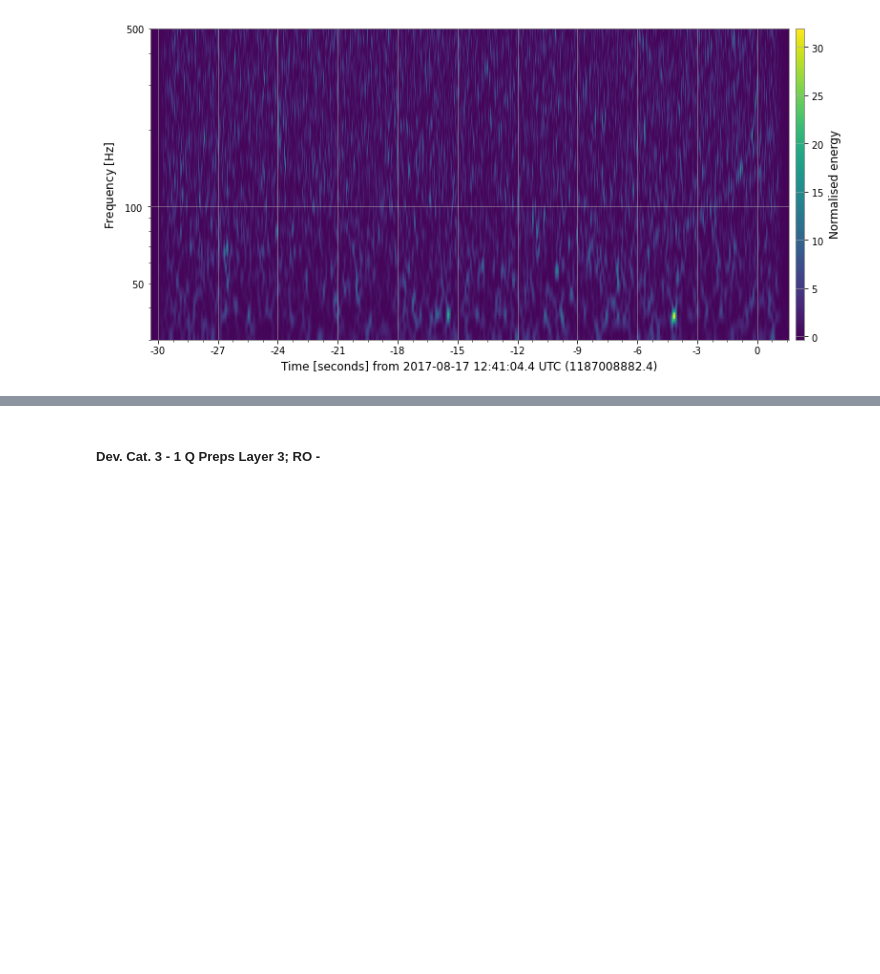
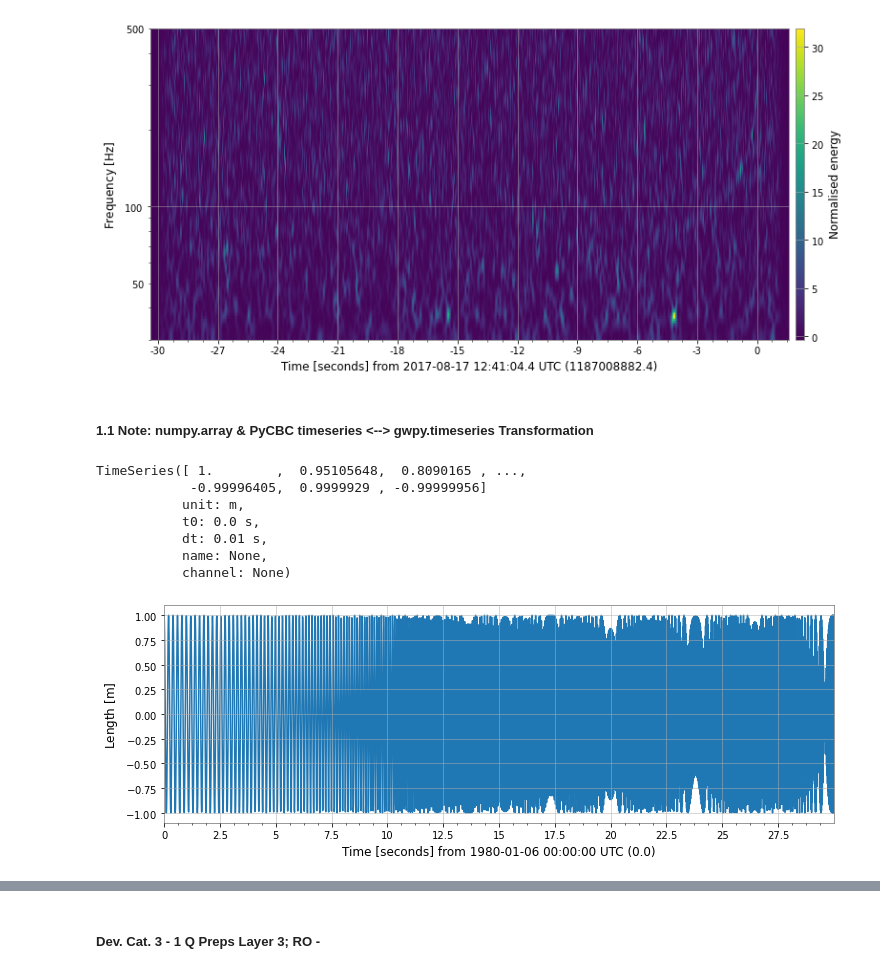
Before and after one commit to xli2522/GW-SignalGen, a Jupyter notebook: sqt.ipynb, the cells around one changed output, grey strips where cells are left out. Saved outputs shown, nothing was run; the diff lists cells and outputs as text; code cells hidden in the pictures; blank space fills up the shorter version.

Commit message:
Timeseries object <--> numpy array

```diff
--- a/sqt.ipynb
+++ b/sqt.ipynb
@@ -117,3 +124,29 @@ ax.set_yscale("log")
 plot
 # %% [output]
 [figure]
+# %% [markdown]
+##### 1.1 Note: numpy.array & PyCBC timeseries <--> gwpy.timeseries Transformation
+# %%
+# Generate np.array chirp signal
+dt = 0.001
+t = np.arange(0,3,dt)
+f0 = 50
+f1 = 250
+t1 = 2
+x = np.cos(2*np.pi*t*(f0 + (f1 - f0)*np.power(t, 2)/(3*t1**2)))
+
+fs = 1/dt
+#x = x[:int(0.8*(len(x)))]
+series = TimeSeries(x, sample_rate=100, unit='m')
+print(series)
+plot = series.plot()
+plot.show()
+# %% [output]
+TimeSeries([ 1.        ,  0.95105648,  0.8090165 , ...,
+            -0.99996405,  0.9999929 , -0.99999956]
+           unit: m,
+           t0: 0.0 s,
+           dt: 0.01 s,
+           name: None,
+           channel: None)
+[figure, added]
```
Also changed, not shown: parts of 14 cells of this notebook.
